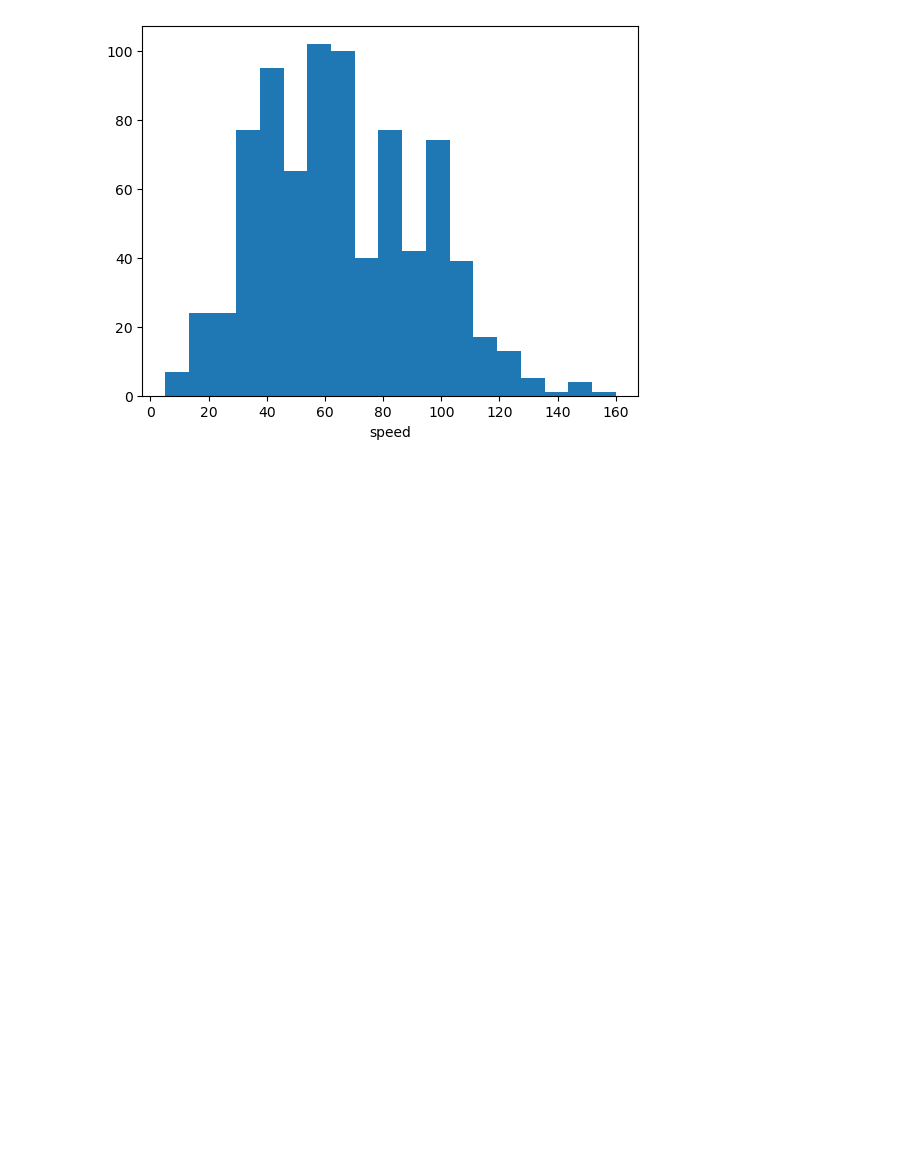
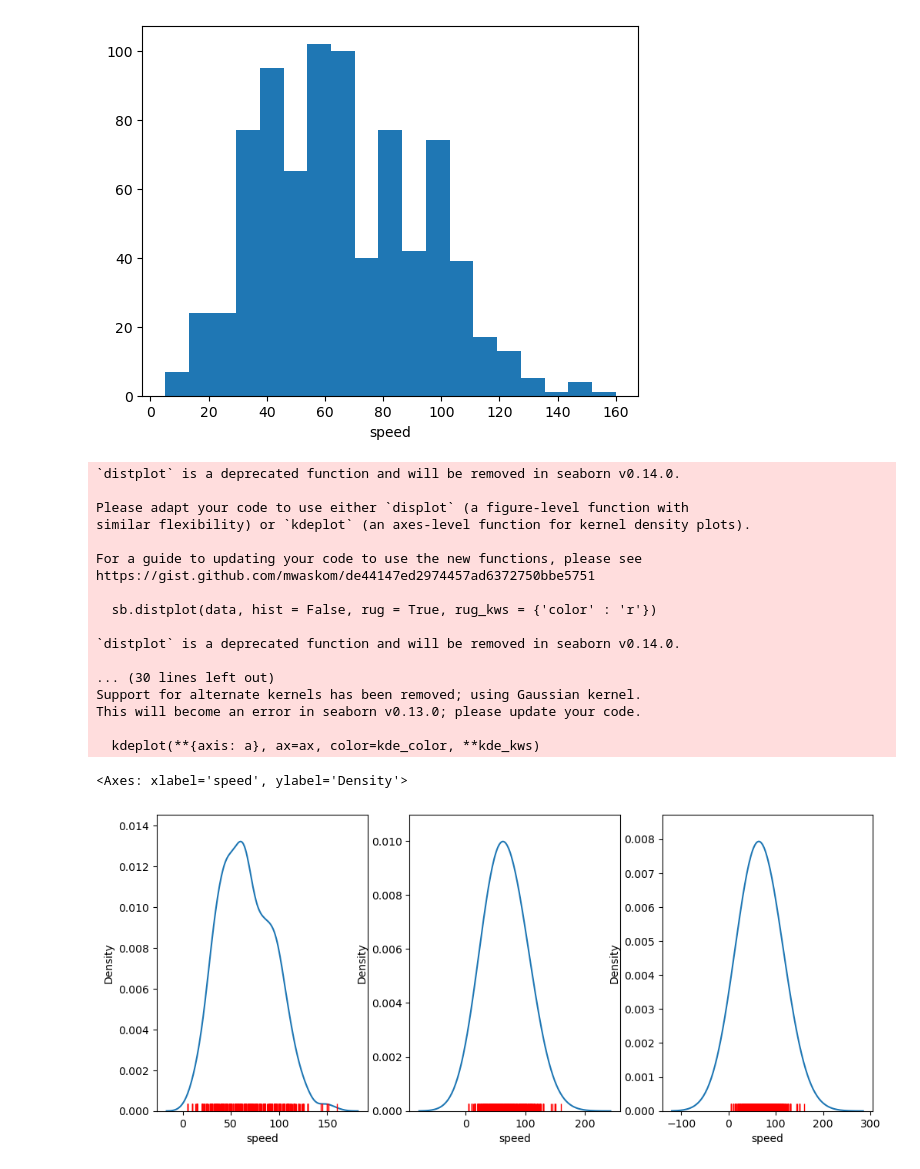
Before and after one commit to Parth-nXp/Udacity-AI_Programming_with_Python, a Jupyter notebook: 04_Jupyter_Notebooks_Anaconda_Numpy_Pandas/05_Matplotlib_and_Seaborn_Part_1/15_histograms.ipynb, the cells around one changed output. Saved outputs shown, nothing was run; the diff lists cells and outputs as text; code cells hidden in the pictures; blank space fills up the shorter version.

```diff
--- a/04_Jupyter_Notebooks_Anaconda_Numpy_Pandas/05_Matplotlib_and_Seaborn_Part_1/15_histograms.ipynb
+++ b/04_Jupyter_Notebooks_Anaconda_Numpy_Pandas/05_Matplotlib_and_Seaborn_Part_1/15_histograms.ipynb
@@ -76,3 +76,41 @@ https://gist.github.com/mwaskom/de44147ed2974457ad6372750bbe5751
 
   sb.distplot(pokemon['speed'], kde = False,  hist_kws = {'alpha' : 1});
 [figure]
+# %%
+data = pokemon['speed']
+plt.figure(figsize = [12, 5])
+
+# left plot: showing kde lumps with the default settings
+
+plt.subplot(1, 3, 1)
+sb.distplot(data, hist = False, rug = True, rug_kws = {'color' : 'r'})
+
+# central plot: kde with narrow bandwidth to show individual probability lumps
+plt.subplot(1, 3, 2)
+sb.distplot(data, hist = False, rug = True, rug_kws = {'color' : 'r'},
+            kde_kws = {'bw' : 1})
+
+# right plot: choosing a different, triangular kernel function (lump shape)
+plt.subplot(1, 3, 3)
+sb.distplot(data, hist = False, rug = True, rug_kws = {'color' : 'r'},
+            kde_kws = {'bw' : 1.5, 'kernel' : 'tri'})
+# %% [output]
+`distplot` is a deprecated function and will be removed in seaborn v0.14.0.
+
+Please adapt your code to use either `displot` (a figure-level function with
+similar flexibility) or `kdeplot` (an axes-level function for kernel density plots).
+
+For a guide to updating your code to use the new functions, please see
+https://gist.github.com/mwaskom/de44147ed2974457ad6372750bbe5751
+
+  sb.distplot(data, hist = False, rug = True, rug_kws = {'color' : 'r'})
+
+`distplot` is a deprecated function and will be removed in seaborn v0.14.0.
+
+... (30 lines left out)
+Support for alternate kernels has been removed; using Gaussian kernel.
+This will become an error in seaborn v0.13.0; please update your code.
+
+  kdeplot(**{axis: a}, ax=ax, color=kde_color, **kde_kws)
+<Axes: xlabel='speed', ylabel='Density'>
+[figure, added]
```
Also changed, not shown: 1 other file.
